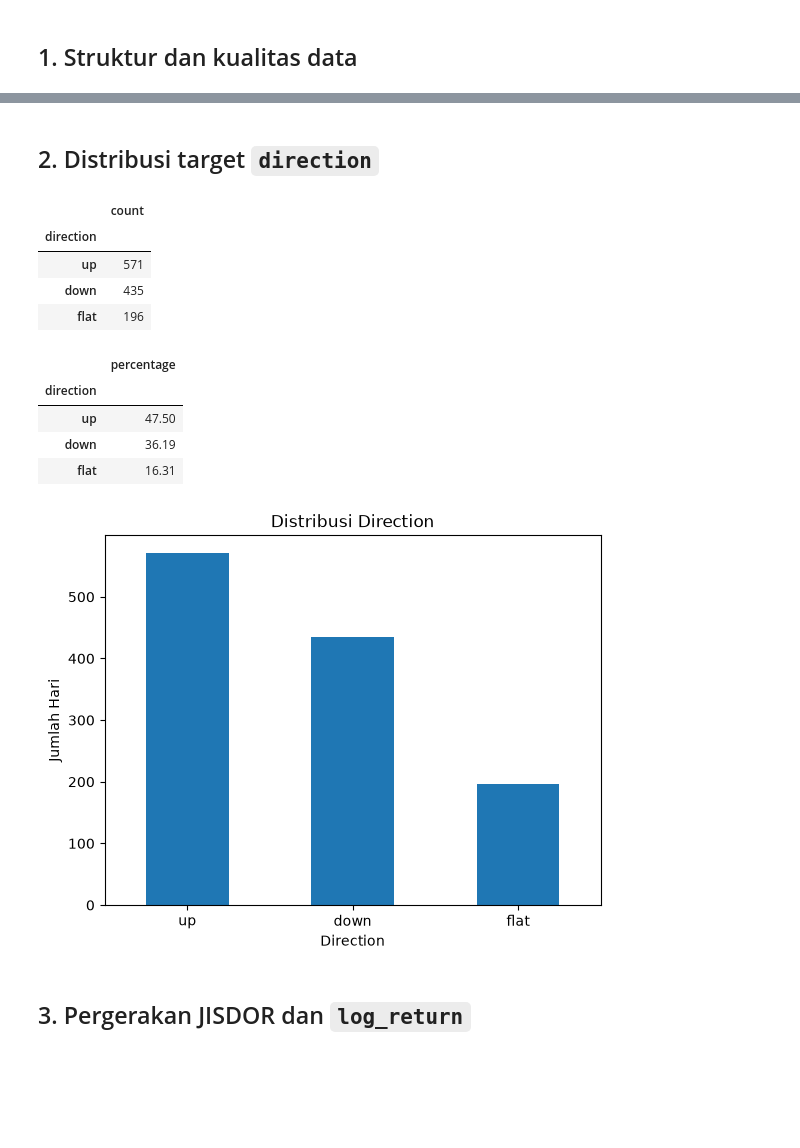
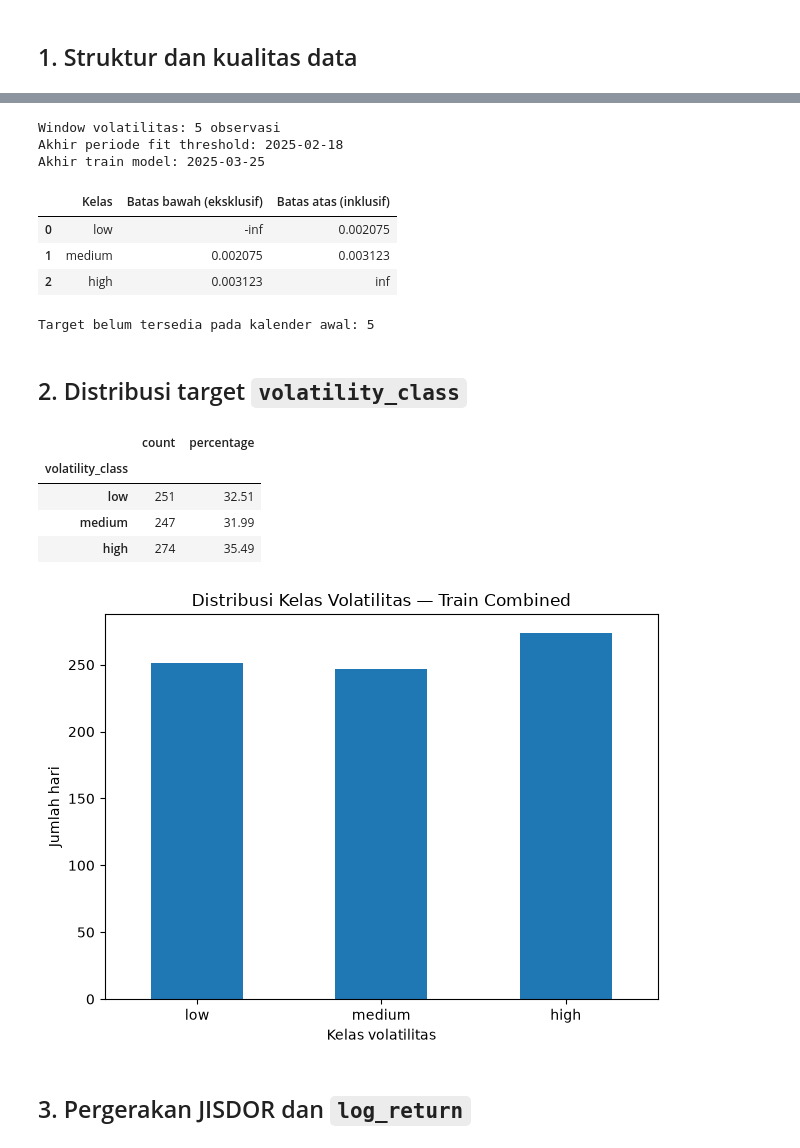
Before and after one commit to YorGalore/nlp_memastikan, a Jupyter notebook: notebook/01_EDA.ipynb, the cells around one changed output, grey strips where cells are left out. Saved outputs shown, nothing was run; the diff lists cells and outputs as text; code cells hidden in the pictures; blank space fills up the shorter version.

```diff
--- a/notebook/01_EDA.ipynb
+++ b/notebook/01_EDA.ipynb
@@ -99,29 +104,54 @@ Ringkasan numerik:
+# %%
+PRICE_FEATURES = ['lag1_log_return', 'lag2_log_return', 'lag3_log_return',
+                  'lag1_realized_vol', 'lag1_volatility_class_enc']
+LM_FEATURES = ['mean_lm_polarity', 'lm_positive_sum', 'lm_negative_sum']
+train, validation, test = build_dataset(required_cols=PRICE_FEATURES + LM_FEATURES)
+
+fit_calendar = df.iloc[:int(len(df) * TRAIN_FRAC)]
+_, edges = pd.qcut(fit_calendar.realized_vol.dropna(), 3, retbins=True, duplicates='drop')
+assert len(edges) == 4, 'Data tidak menghasilkan tiga interval volatilitas.'
+assert fit_calendar.date.max() <= train.date.max(), 'Threshold memakai tanggal setelah train model.'
+edges[0], edges[-1] = -np.inf, np.inf
+classes = VOLATILITY_LABELS
+df['volatility_class'] = pd.cut(df.realized_vol, bins=edges, labels=classes)
+df['lag1_volatility_class'] = df.volatility_class.shift(1)
+for part in (train, validation, test):
+    expected = df.set_index('date').loc[part.date, 'volatility_class']
+    assert expected.astype(str).tolist() == part.volatility_class.astype(str).tolist()
+assert train.date.max() < validation.date.min() < test.date.min()
+assert validation.date.max() < test.date.min()
+
+eda_train = train.copy()
+print('Window volatilitas:', C.VOLATILITY_WINDOW, 'observasi')
+print('Akhir periode fit threshold:', fit_calendar.date.max().date())
+print('Akhir train model:', train.date.max().date())
+display(pd.DataFrame({'Kelas': classes, 'Batas bawah (eksklusif)': edges[:-1],
+                      'Batas atas (inklusif)': edges[1:]}))
+print('Target belum tersedia pada kalender awal:', df.volatility_class.isna().sum())
+# %% [output]
+Window volatilitas: 5 observasi
+Akhir periode fit threshold: 2025-02-18
+Akhir train model: 2025-03-25
+|  | Kelas | Batas bawah (eksklusif) | Batas atas (inklusif) |
+| 0 | low | -inf | 0.002075 |
+| 1 | medium | 0.002075 | 0.003123 |
+| 2 | high | 0.003123 | inf |
+Target belum tersedia pada kalender awal: 5
 # %% [markdown]
-## 2. Distribusi target `direction`
+## 2. Distribusi target `volatility_class`
-# %%
-direction_counts = df["direction"].value_counts(dropna=False)
-
-display(direction_counts.to_frame("count"))
-display((direction_counts / len(df) * 100).round(2).to_frame("percentage"))
-
-ax = direction_counts.plot(kind="bar")
-ax.set_title("Distribusi Direction")
-ax.set_xlabel("Direction")
-ax.set_ylabel("Jumlah Hari")
-plt.xticks(rotation=0)
-plt.show()
-# %% [output]
-|  | count |
-| direction |  |
-| up | 571 |
-| down | 435 |
-| flat | 196 |
-|  | percentage |
-| direction |  |
-| up | 47.50 |
-| down | 36.19 |
-| flat | 16.31 |
-[figure, removed]
+# %%
+counts = eda_train.volatility_class.value_counts().reindex(classes, fill_value=0)
+display(pd.DataFrame({'count': counts, 'percentage': (counts / len(eda_train) * 100).round(2)}))
+ax = counts.plot.bar(rot=0, title='Distribusi Kelas Volatilitas — Train Combined')
+ax.set_xlabel('Kelas volatilitas'); ax.set_ylabel('Jumlah hari')
+plt.tight_layout(); plt.show()
+# %% [output]
+|  | count | percentage |
+| volatility_class |  |  |
+| low | 251 | 32.51 |
+| medium | 247 | 31.99 |
+| high | 274 | 35.49 |
+[figure, added]
 # %% [markdown]
 ## 3. Pergerakan JISDOR dan `log_return`
 # %%
```
Also changed, not shown: parts of 23 cells of this notebook, 2 other files.
